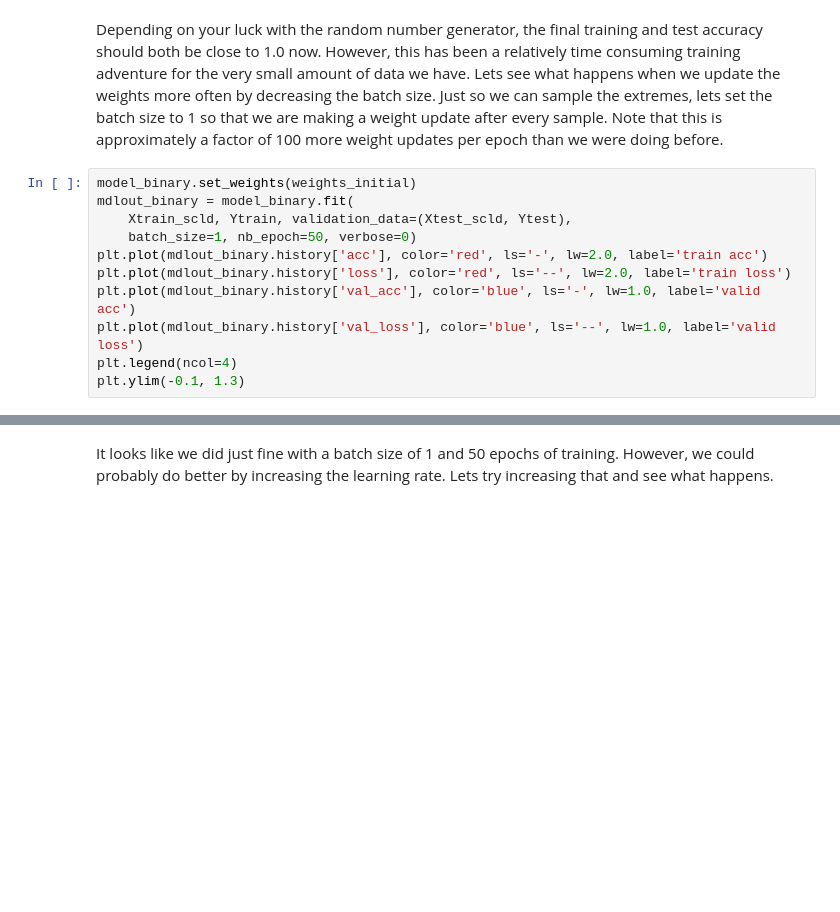
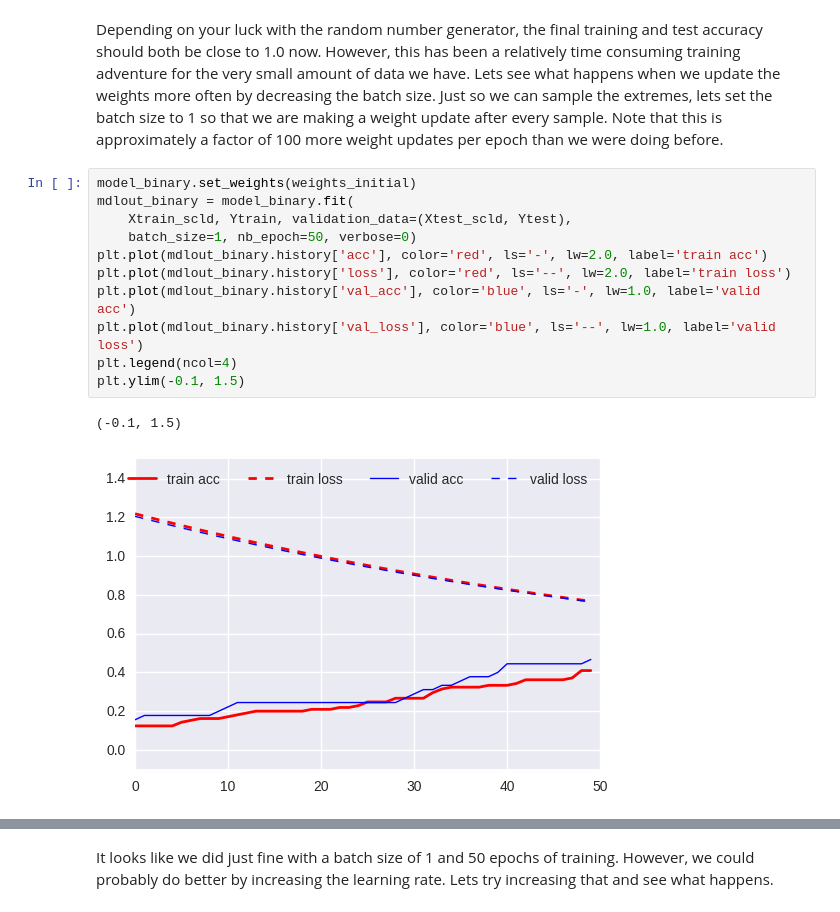
Before and after one commit to galtay/keras_examples, a Jupyter notebook: classifier_examples.ipynb, the cells around one changed output, grey strips where cells are left out. Cells and saved outputs as stored; diff of their text form; blank space fills up the shorter version.

```diff
--- a/classifier_examples.ipynb
+++ b/classifier_examples.ipynb
@@ -204,14 +296,17 @@ Depending on your luck with the random number generator, the final training and
 # %%
 model_binary.set_weights(weights_initial)
 mdlout_binary = model_binary.fit(
     Xtrain_scld, Ytrain, validation_data=(Xtest_scld, Ytest),
     batch_size=1, nb_epoch=50, verbose=0)
 plt.plot(mdlout_binary.history['acc'], color='red', ls='-', lw=2.0, label='train acc')
 plt.plot(mdlout_binary.history['loss'], color='red', ls='--', lw=2.0, label='train loss')
 plt.plot(mdlout_binary.history['val_acc'], color='blue', ls='-', lw=1.0, label='valid acc')
 plt.plot(mdlout_binary.history['val_loss'], color='blue', ls='--', lw=1.0, label='valid loss')
 plt.legend(ncol=4)
-plt.ylim(-0.1, 1.3)
+plt.ylim(-0.1, 1.5)
+# %% [output]
+(-0.1, 1.5)
+[figure, added]
 # %%
 print('final training accuracy: ', mdlout_binary.history['acc'][-1])
 print('final test accuracy: ', mdlout_binary.history['val_acc'][-1])
```
Also changed, not shown: parts of 18 cells of this notebook.
